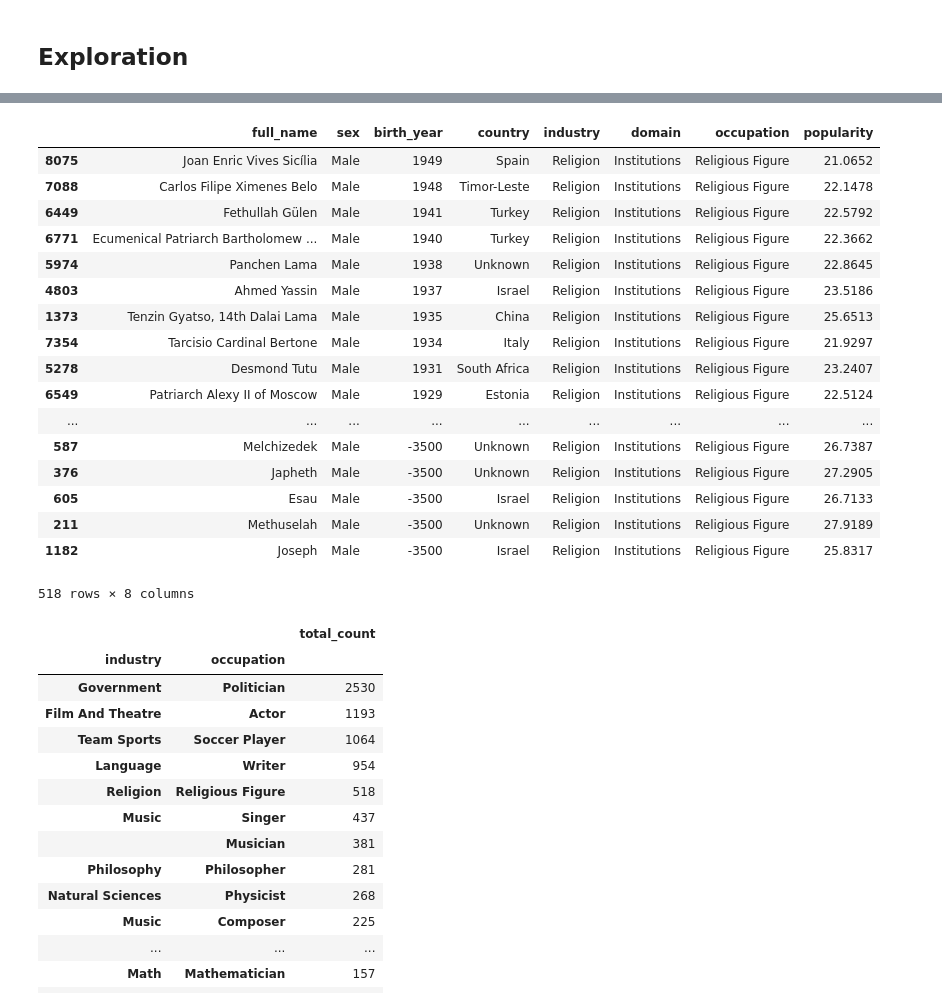
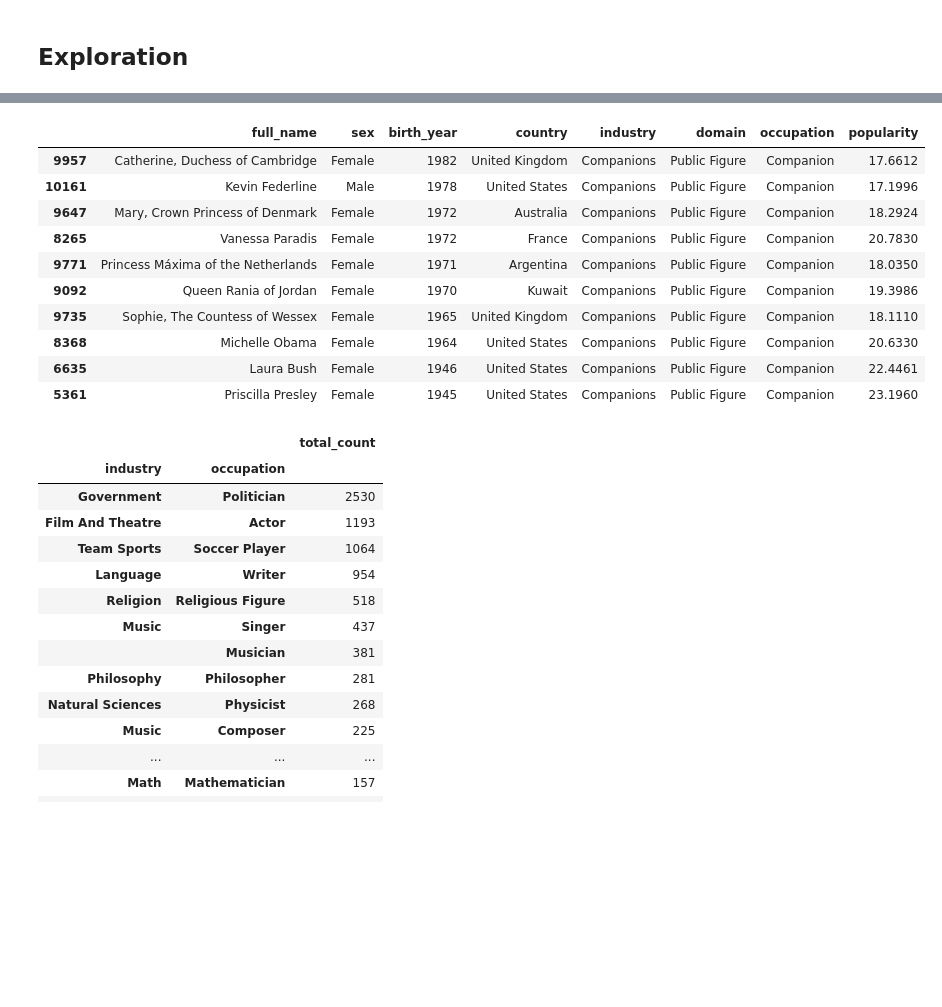
Before and after one commit to tbahng/ist652-final_project, a Jupyter notebook: Final_Project_Report.ipynb, the cells around one changed output, grey strips where cells are left out. Cells and saved outputs as stored; diff of their text form; code cells hidden in the pictures; blank space fills up the shorter version.

```diff
--- a/Final_Project_Report.ipynb
+++ b/Final_Project_Report.ipynb
@@ -221,52 +268,19 @@ dfTotalByContinentBySex.sort_values(by = ['industry'], ascending = True)
-# %%
-# Showing details dataset based on industry selected
-#industry = 'Activism'
-#industry = 'Business'
-#industry = 'Companions'
-#industry = 'Computer Science'
-#industry = 'Dance'
-#industry = 'Design'
-#industry = 'Engineering'
-#industry = 'Explorers'
-#industry = 'Film And Theatre'
-#industry = 'Fine Arts'
-#industry = 'Government'
-#industry = 'History'
-#industry = 'Individual Sports'
-#industry = 'Invention'
-#industry = 'Language'
-#industry = 'Law'
-#industry = 'Math'
-#industry = 'Media Personality'
-#industry = 'Medicine'
-#industry = 'Military'
-#industry = 'Music'
-#industry = 'Natural Sciences'
-#industry = 'Outlaws'
-#industry = 'Philosophy'
-industry = 'Religion'
-#industry = 'Social Sciences'
-#industry = 'Team Sports'
-dfCleanData[dfCleanData['industry'] == industry].loc[:,columnToDisplayCleanData].sort_values(by = ['birth_year'], ascending = False)
-# %% [output]
-|  | full_name | sex | birth_year | country | industry | domain | occupation | popularity |
-| 8075 | Joan Enric Vives Sicília | Male | 1949 | Spain | Religion | Institutions | Religious Figure | 21.0652 |
-| 7088 | Carlos Filipe Ximenes Belo | Male | 1948 | Timor-Leste | Religion | Institutions | Religious Figure | 22.1478 |
-| 6449 | Fethullah Gülen | Male | 1941 | Turkey | Religion | Institutions | Religious Figure | 22.5792 |
-| 6771 | Ecumenical Patriarch Bartholomew ... | Male | 1940 | Turkey | Religion | Institutions | Religious Figure | 22.3662 |
-| 5974 | Panchen Lama | Male | 1938 | Unknown | Religion | Institutions | Religious Figure | 22.8645 |
-| 4803 | Ahmed Yassin | Male | 1937 | Israel | Religion | Institutions | Religious Figure | 23.5186 |
-| 1373 | Tenzin Gyatso, 14th Dalai Lama | Male | 1935 | China | Religion | Institutions | Religious Figure | 25.6513 |
-| 7354 | Tarcisio Cardinal Bertone | Male | 1934 | Italy | Religion | Institutions | Religious Figure | 21.9297 |
-| 5278 | Desmond Tutu | Male | 1931 | South Africa | Religion | Institutions | Religious Figure | 23.2407 |
-| 6549 | Patriarch Alexy II of Moscow | Male | 1929 | Estonia | Religion | Institutions | Religious Figure | 22.5124 |
-| ... | ... | ... | ... | ... | ... | ... | ... | ... |
-| 587 | Melchizedek | Male | -3500 | Unknown | Religion | Institutions | Religious Figure | 26.7387 |
-| 376 | Japheth | Male | -3500 | Unknown | Religion | Institutions | Religious Figure | 27.2905 |
-| 605 | Esau | Male | -3500 | Israel | Religion | Institutions | Religious Figure | 26.7133 |
-| 211 | Methuselah | Male | -3500 | Unknown | Religion | Institutions | Religious Figure | 27.9189 |
-| 1182 | Joseph | Male | -3500 | Israel | Religion | Institutions | Religious Figure | 25.8317 |
-518 rows × 8 columns
+# %%
+# Showing details dataset based on industry selected
+industry = 'Companions'
+dfCleanData[dfCleanData['industry'] == industry].loc[:,columnToDisplayCleanData].sort_values(by = ['birth_year'], ascending = False).head(10)
+# %% [output]
+|  | full_name | sex | birth_year | country | industry | domain | occupation | popularity |
+| 9957 | Catherine, Duchess of Cambridge | Female | 1982 | United Kingdom | Companions | Public Figure | Companion | 17.6612 |
+| 10161 | Kevin Federline | Male | 1978 | United States | Companions | Public Figure | Companion | 17.1996 |
+| 9647 | Mary, Crown Princess of Denmark | Female | 1972 | Australia | Companions | Public Figure | Companion | 18.2924 |
+| 8265 | Vanessa Paradis | Female | 1972 | France | Companions | Public Figure | Companion | 20.7830 |
+| 9771 | Princess Máxima of the Netherlands | Female | 1971 | Argentina | Companions | Public Figure | Companion | 18.0350 |
+| 9092 | Queen Rania of Jordan | Female | 1970 | Kuwait | Companions | Public Figure | Companion | 19.3986 |
+| 9735 | Sophie, The Countess of Wessex | Female | 1965 | United Kingdom | Companions | Public Figure | Companion | 18.1110 |
+| 8368 | Michelle Obama | Female | 1964 | United States | Companions | Public Figure | Companion | 20.6330 |
+| 6635 | Laura Bush | Female | 1946 | United States | Companions | Public Figure | Companion | 22.4461 |
+| 5361 | Priscilla Presley | Female | 1945 | United States | Companions | Public Figure | Companion | 23.1960 |
 # %%
 # Getting the count by country, occupation, industry, and domain
 dfTotalByCountryByIndustry = pd.DataFrame(dfCleanData.groupby(['industry','occupation'])['article_id'].count())
```
Also changed, not shown: parts of 17 cells of this notebook.
